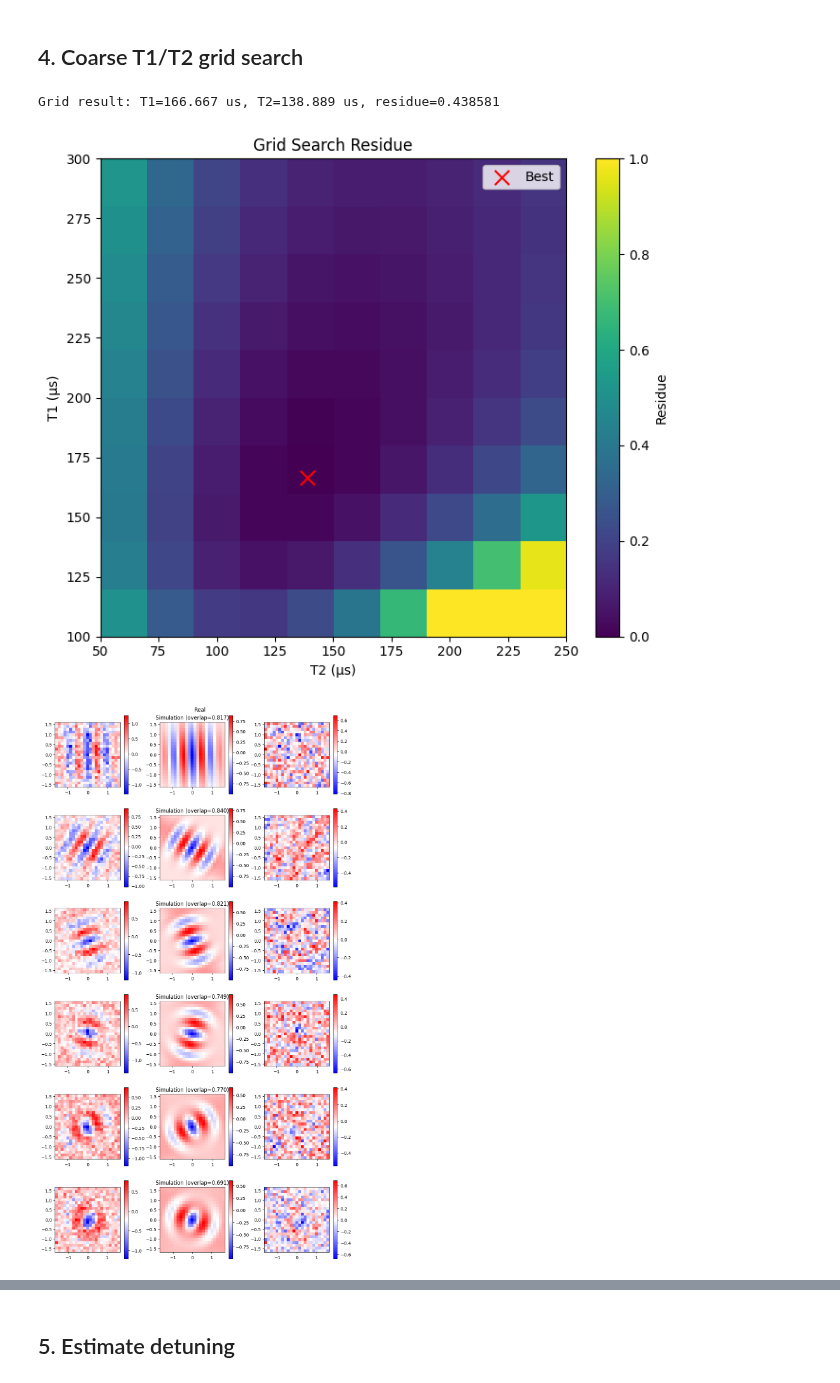
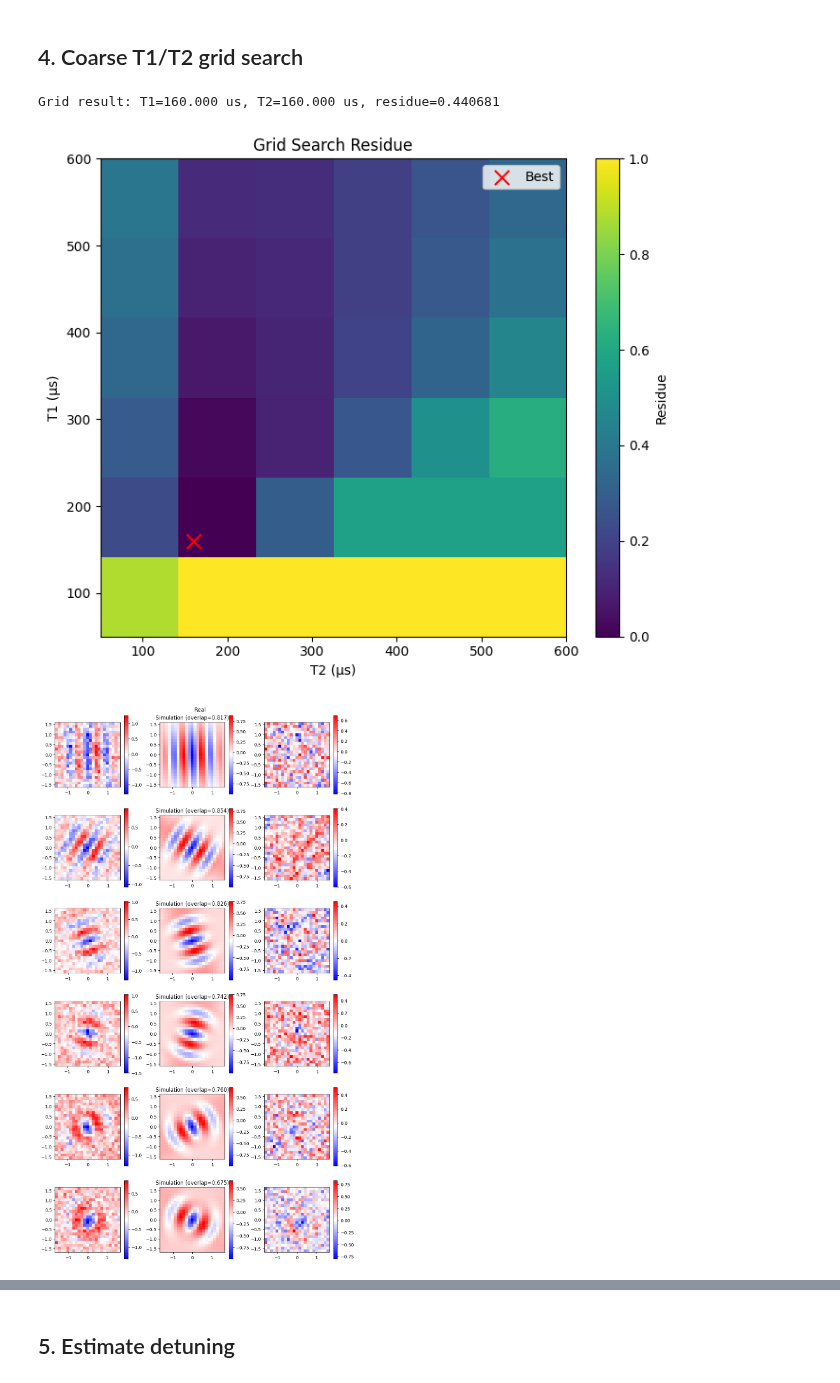
Before and after one commit to hectorcaleromas/Fitting-coherent-decay, a Jupyter notebook: Fitting_T1&T2.ipynb, the cells around one changed output, grey strips where cells are left out. Drawn from its saved outputs; the diff is of its cells as text; code cells hidden in the pictures.

```diff
--- a/Fitting_T1&T2.ipynb
+++ b/Fitting_T1&T2.ipynb
@@ -15,7 +15,7 @@ from helpers.fitting import find_best_alpha
 from helpers.optimizer import optimize_parameters
 postprocess = True
 fit_first_independent = True
-time_weight_exponent = 0.0
+time_weight_exponent = 0
 Real_part, Imag_part = True, True
 if not (Real_part or Imag_part): raise ValueError('Select at least one component.')
 
@@ -29,11 +29,11 @@ if postprocess:
     print(f'Loaded {len(decay_sweep_sorted)} processed NPZ datasets; beta_scale={beta_scale}.')
 else:
     # Original raw HDF5 loading path.
-    beta_scale, experiment_start = 2.0, '20-01-00'
+    beta_scale, experiment_start = 1.603359375, '00-00-01'#'20-01-00'
     real_dir = r'E:\\CQT\\Fast Flux\\fitting_coherent_decay\\data_1\\data_real' if Real_part else None
-    imag_dir = r'E:\\CQT\\Fast Flux\\fitting_coherent_decay\\data_1\\data_imag' if Imag_part else None
-    real_decays = np.array([4,7000,14000,21000])*4 if Real_part else None
-    imag_decays = np.array([4,7000,14000,21000])*4 if Imag_part else None
+    imag_dir = r'E:\\CQT\\Fast Flux\\fitting_coherent_decay\\data_1\\data_img' if Imag_part else None
+    real_decays = np.array([25_000, 800, 50_000, 2_000, 3_500, 0, 5_500, 8_000, 11_000, 15_000, 20_000])*4  if Real_part else None #np.array([4,7000,14000,21000])*4
+    imag_decays = np.array([20_000, 25_000, 800, 50_000, 2_000, 3_500, 0, 5_500, 8_000, 11_000, 15_000])*4    if Imag_part else None
     state_list_real, state_list_imag, x_list, y_list, decay_sweep_sorted = load_experiment(real_dir, imag_dir, real_decays, imag_decays, beta_scale, experiment_start)
 independent_first = postprocess and fit_first_independent
 weights = build_time_weights(decay_sweep_sorted, time_weight_exponent)
@@ -76,19 +76,19 @@ alpha=3.3625, angle=88.00 deg, cost=0.268686
 # %% [markdown]
 ## 4. Coarse T1/T2 grid search
 # %%
-T1_values=np.linspace(100_000,300_000,10); T2_values=np.linspace(50_000,250_000,10)
+T1_values=np.linspace(50_000,600_000,6); T2_values=np.linspace(50_000,600_000,6)
 cost=np.empty((len(T1_values),len(T2_values)))
 for i,t1 in enumerate(T1_values):
     for j,t2 in enumerate(T2_values):
         sim=simulator.simulate(decay_sweep_sorted,t1,t2,alpha=initial_alpha,return_real=Real_part,return_imag=Imag_part)
         cost[i,j]=residue(exp_data,sim,mask,weights=weights,first_angle=(initial_angle if independent_first else None))
 best=np.unravel_index(np.argmin(cost),cost.shape); best_T1,best_T2=T1_values[best[0]],T2_values[best[1]]
 best_sim=simulator.simulate(decay_sweep_sorted,best_T1,best_T2,alpha=initial_alpha,return_real=Real_part,return_imag=Imag_part)
 best_angles,best_overlaps=extract_rotation_angles(exp_data,best_sim,mask,first_angle=(initial_angle if independent_first else None))
 print(f'Grid result: T1={best_T1/1000:.3f} us, T2={best_T2/1000:.3f} us, residue={cost[best]:.6f}')
 plot_landscape(cost,T1_values,T2_values,best_T1,best_T2)
 compare_experiment_simulation(exp_data,best_sim,x_list,y_list,mask,weights=weights,rotate_images=True,first_angle=(initial_angle if independent_first else None))
 # %% [output]
-Grid result: T1=166.667 us, T2=138.889 us, residue=0.438581
+Grid result: T1=160.000 us, T2=160.000 us, residue=0.440681
-[figure, old version]
+[figure, new version]
-[figure, old version]
+[figure, new version]
```
Also changed, not shown: parts of 5 cells of this notebook, 1 other file.
